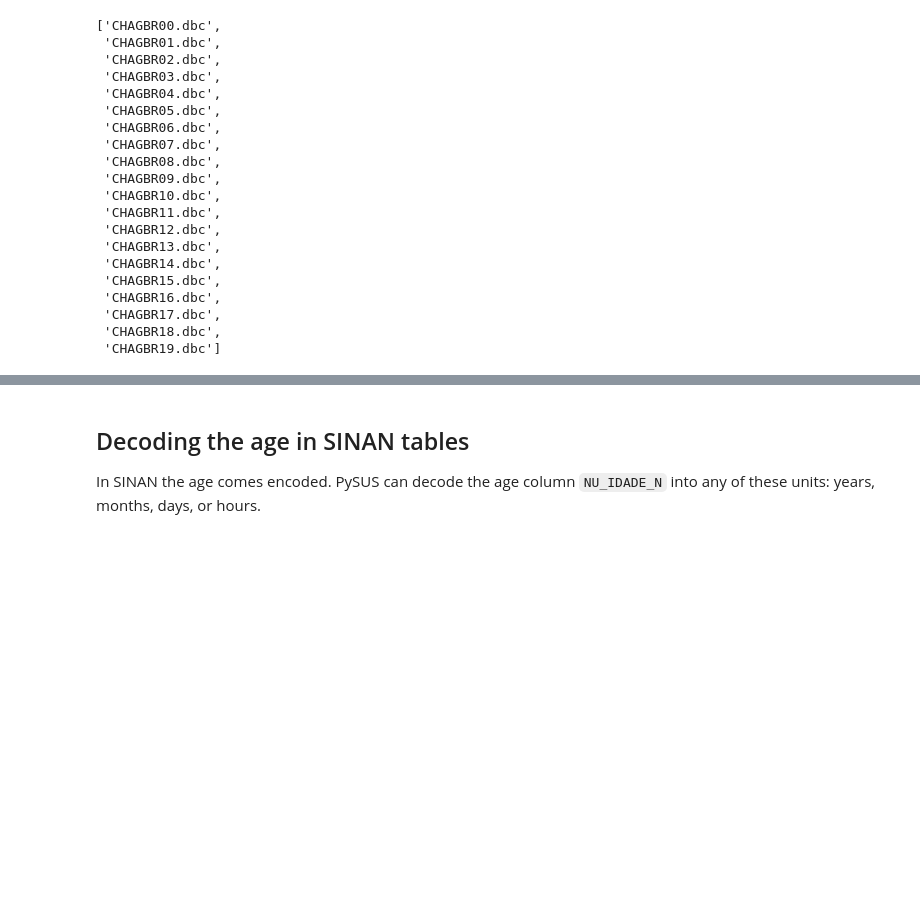
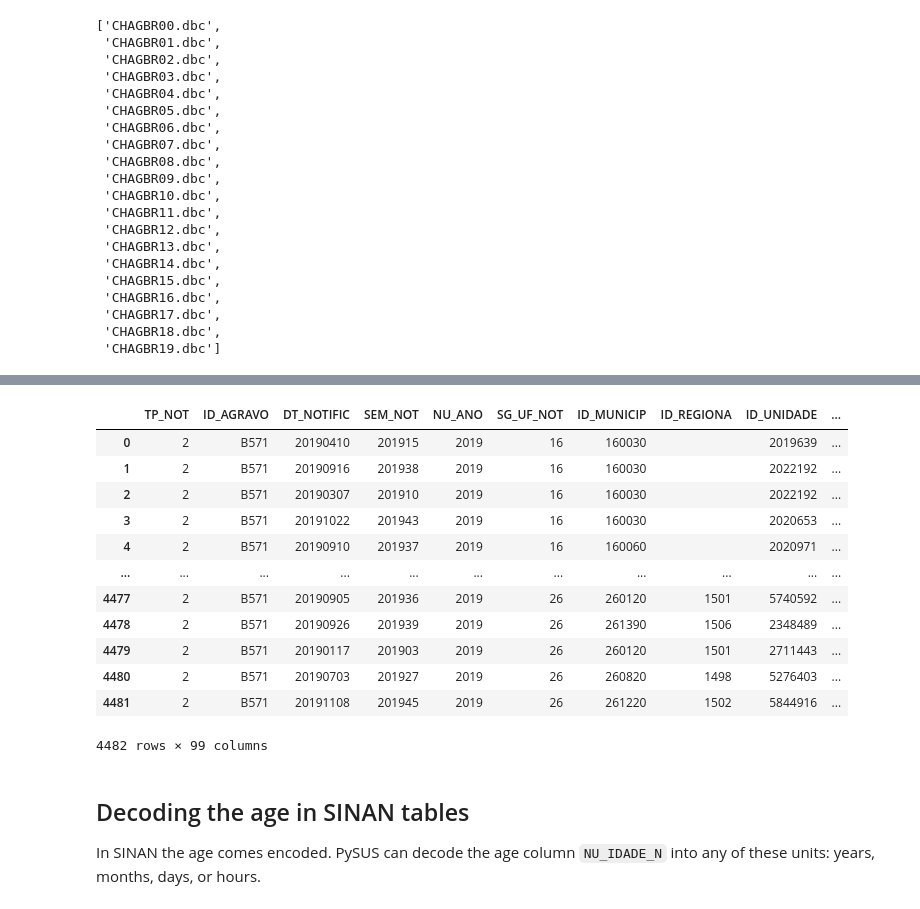
Before and after one commit to AlertaDengue/PySUS, a Jupyter notebook: docs/source/SINAN.ipynb, the cells around one changed output, grey strips where cells are left out. Saved outputs shown, nothing was run; the diff lists cells and outputs as text; code cells hidden in the pictures; blank space fills up the shorter version.

```diff
--- a/docs/source/SINAN.ipynb
+++ b/docs/source/SINAN.ipynb
@@ -77,3 +113,21 @@ memory usage: 14.8+ KB
+# %%
+# Converting bytes to strings
+df = df.applymap(lambda x: x.decode() if isinstance(x, bytes) else x)
+df
+# %% [output]
+|  | TP_NOT | ID_AGRAVO | DT_NOTIFIC | SEM_NOT | NU_ANO | SG_UF_NOT | ID_MUNICIP | ID_REGIONA | ID_UNIDADE | ... |
+| 0 | 2 | B571 | 20190410 | 201915 | 2019 | 16 | 160030 |  | 2019639 | ... |
+| 1 | 2 | B571 | 20190916 | 201938 | 2019 | 16 | 160030 |  | 2022192 | ... |
+| 2 | 2 | B571 | 20190307 | 201910 | 2019 | 16 | 160030 |  | 2022192 | ... |
+| 3 | 2 | B571 | 20191022 | 201943 | 2019 | 16 | 160030 |  | 2020653 | ... |
+| 4 | 2 | B571 | 20190910 | 201937 | 2019 | 16 | 160060 |  | 2020971 | ... |
+| ... | ... | ... | ... | ... | ... | ... | ... | ... | ... | ... |
+| 4477 | 2 | B571 | 20190905 | 201936 | 2019 | 26 | 260120 | 1501 | 5740592 | ... |
+| 4478 | 2 | B571 | 20190926 | 201939 | 2019 | 26 | 261390 | 1506 | 2348489 | ... |
+| 4479 | 2 | B571 | 20190117 | 201903 | 2019 | 26 | 260120 | 1501 | 2711443 | ... |
+| 4480 | 2 | B571 | 20190703 | 201927 | 2019 | 26 | 260820 | 1498 | 5276403 | ... |
+| 4481 | 2 | B571 | 20191108 | 201945 | 2019 | 26 | 261220 | 1502 | 5844916 | ... |
+4482 rows × 99 columns
 # %% [markdown]
 ## Decoding the age in SINAN tables
 In SINAN the age comes encoded. PySUS can decode the age column `NU_IDADE_N` into any of these units: years, months, days, or hours.
```
Also changed, not shown: parts of 13 cells of this notebook, 2 other files.
